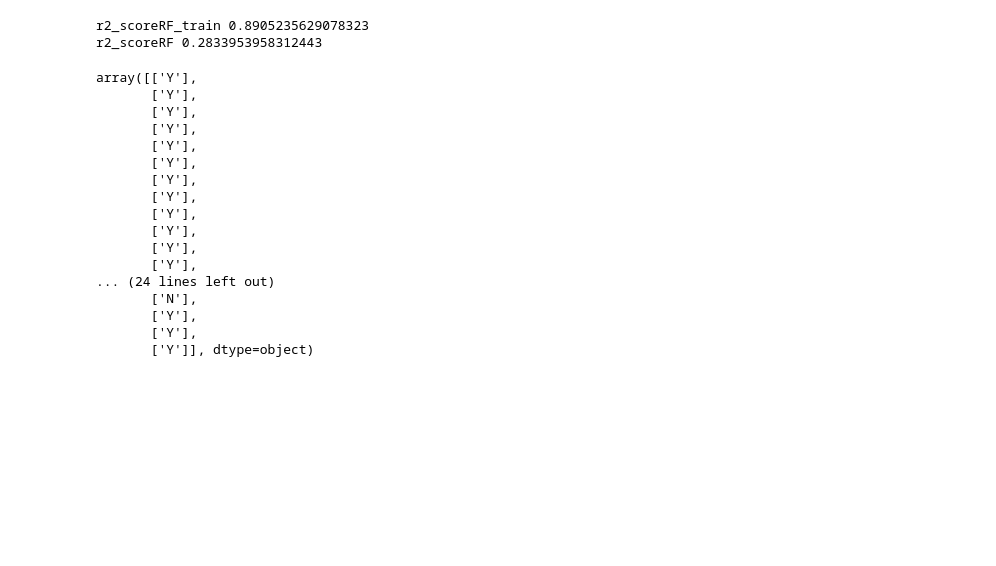
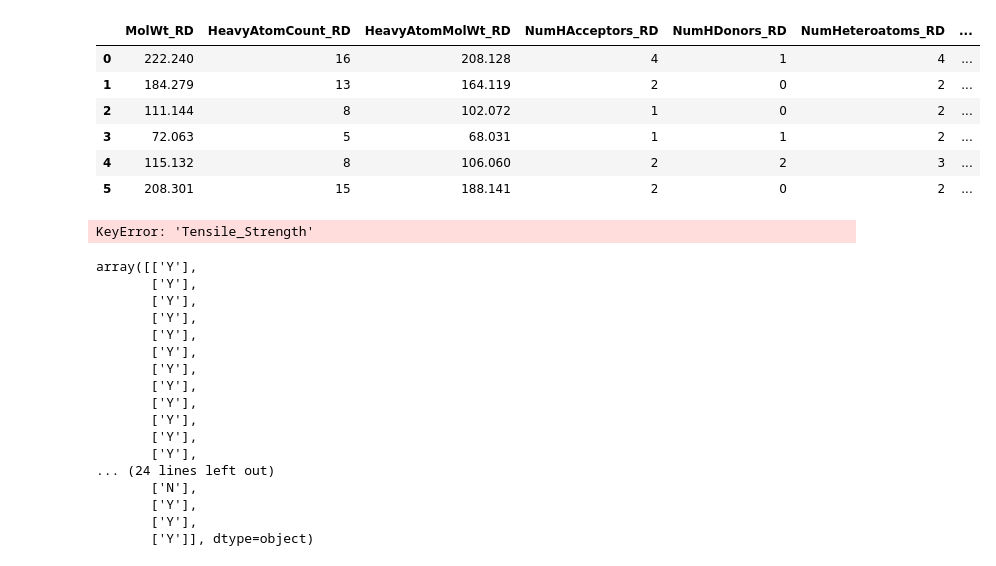
Before and after one commit to sattarik/MOBO_RFcons_LCD3D_6monomers, a Jupyter notebook: Predict_printability.ipynb, the cells around one changed output. Saved outputs shown, nothing was run; the diff lists cells and outputs as text; code cells hidden in the pictures; blank space fills up the shorter version.

```diff
--- a/Predict_printability.ipynb
+++ b/Predict_printability.ipynb
@@ -136,9 +136,19 @@ def RF_feature_gen(x):
     X_features = X * RD_features
     return X_features
 #RD_features.to_csv('RD_features.csv', index = False)
+# %%
+RF_feature_gen([1,1,1,1,1,1])
+# %% [output]
+|  | MolWt_RD | HeavyAtomCount_RD | HeavyAtomMolWt_RD | NumHAcceptors_RD | NumHDonors_RD | NumHeteroatoms_RD | ... |
+| 0 | 222.240 | 16 | 208.128 | 4 | 1 | 4 | ... |
+| 1 | 184.279 | 13 | 164.119 | 2 | 0 | 2 | ... |
+| 2 | 111.144 | 8 | 102.072 | 1 | 0 | 2 | ... |
+| 3 | 72.063 | 5 | 68.031 | 1 | 1 | 2 | ... |
+| 4 | 115.132 | 8 | 106.060 | 2 | 2 | 3 | ... |
+| 5 | 208.301 | 15 | 188.141 | 2 | 0 | 2 | ... |
 # %%
 
-df = pd.read_csv('Yuchao_20220511.csv')
+df = pd.read_csv('Yuchao_20220726.csv')
 #df = pd.read_csv('Imaginery_initial_.csv')
 Tensile_Strength_Mpa = np.asarray (df['Tensile_Strength']).reshape(1,-1)
 Toughness = np.asarray (df['Toughness']).reshape(1,-1)
@@ -167,8 +177,7 @@ print ("r2_scoreRF_train", r2_scoreRF_train)
 r2_scoreRF_test = r2_score (y_test, regrRF.predict(X_test))
 print ("r2_scoreRF", r2_scoreRF_test)
 # %% [output]
-r2_scoreRF_train 0.8905235629078323
-r2_scoreRF 0.2833953958312443
+KeyError: 'Tensile_Strength'
 # %%
 Y
 # %% [output]
```
Also changed, not shown: 7 other files.
